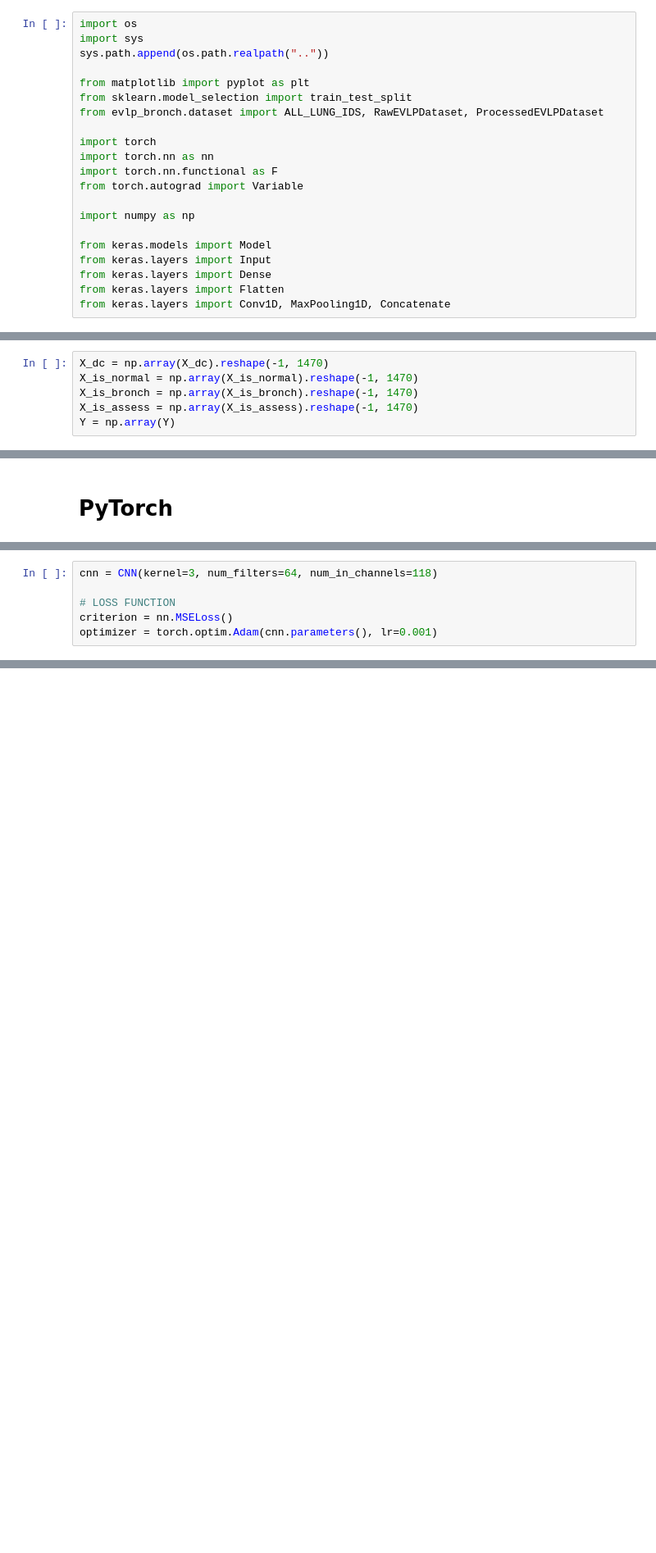
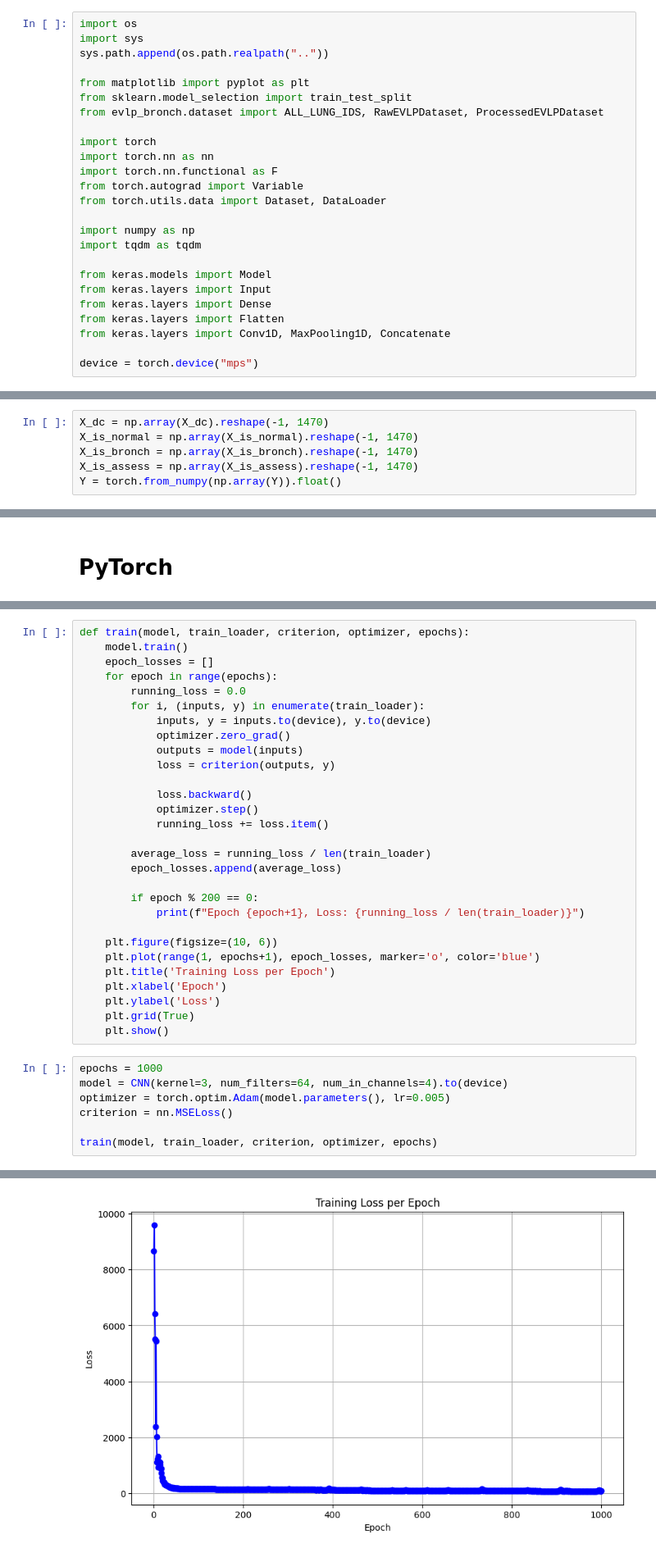
Before and after one commit to VictorH2208/Capstone-CNN, a Jupyter notebook: CNN/torch_cnn.ipynb, the cells around one changed output, grey strips where cells are left out. Shown at 82% size. Cells and saved outputs as stored; diff of their text form; blank space fills up the shorter version.

```diff
--- a/CNN/torch_cnn.ipynb
+++ b/CNN/torch_cnn.ipynb
@@ -13,14 +13,18 @@ import torch
 import torch.nn as nn
 import torch.nn.functional as F
 from torch.autograd import Variable
+from torch.utils.data import Dataset, DataLoader
 
 import numpy as np
+import tqdm as tqdm
 
 from keras.models import Model
 from keras.layers import Input
 from keras.layers import Dense
 from keras.layers import Flatten
 from keras.layers import Conv1D, MaxPooling1D, Concatenate
+
+device = torch.device("mps")
 # %% [markdown]
 # Load Data
 # %%
@@ -134,7 +138,7 @@ X_dc = np.array(X_dc).reshape(-1, 1470)
 X_is_normal = np.array(X_is_normal).reshape(-1, 1470)
 X_is_bronch = np.array(X_is_bronch).reshape(-1, 1470)
 X_is_assess = np.array(X_is_assess).reshape(-1, 1470)
-Y = np.array(Y)
+Y = torch.from_numpy(np.array(Y)).float()
 # %% [markdown]
 ## Don't do this if not PyTorch
 # %%
@@ -218,6 +217,37 @@ class CNN(nn.Module):
+# %%
+def train(model, train_loader, criterion, optimizer, epochs):
+    model.train()
+    epoch_losses = []
+    for epoch in range(epochs):
+        running_loss = 0.0
+        for i, (inputs, y) in enumerate(train_loader):
+            inputs, y = inputs.to(device), y.to(device)
+            optimizer.zero_grad()
+            outputs = model(inputs)
+            loss = criterion(outputs, y)
+
+            loss.backward()
+            optimizer.step()
+            running_loss += loss.item()
+
+        average_loss = running_loss / len(train_loader)
+        epoch_losses.append(average_loss)
+
+        if epoch % 200 == 0:
+            print(f"Epoch {epoch+1}, Loss: {running_loss / len(train_loader)}")
+
+    plt.figure(figsize=(10, 6))
+    plt.plot(range(1, epochs+1), epoch_losses, marker='o', color='blue')
+    plt.title('Training Loss per Epoch')
+    plt.xlabel('Epoch')
+    plt.ylabel('Loss')
+    plt.grid(True)
+    plt.show()
 # %%
-cnn = CNN(kernel=3, num_filters=64, num_in_channels=118)
+epochs = 1000
+model = CNN(kernel=3, num_filters=64, num_in_channels=4).to(device)
+optimizer = torch.optim.Adam(model.parameters(), lr=0.005)
+criterion = nn.MSELoss()
 
-# LOSS FUNCTION
-criterion = nn.MSELoss()
-optimizer = torch.optim.Adam(cnn.parameters(), lr=0.001)
+train(model, train_loader, criterion, optimizer, epochs)
+# %% [output]
@@ -223,0 +259 @@ optimizer = torch.optim.Adam(cnn.parameters(), lr=0.001)
+[figure, added]
```
Also changed, not shown: parts of 7 cells of this notebook, 1 other file.
